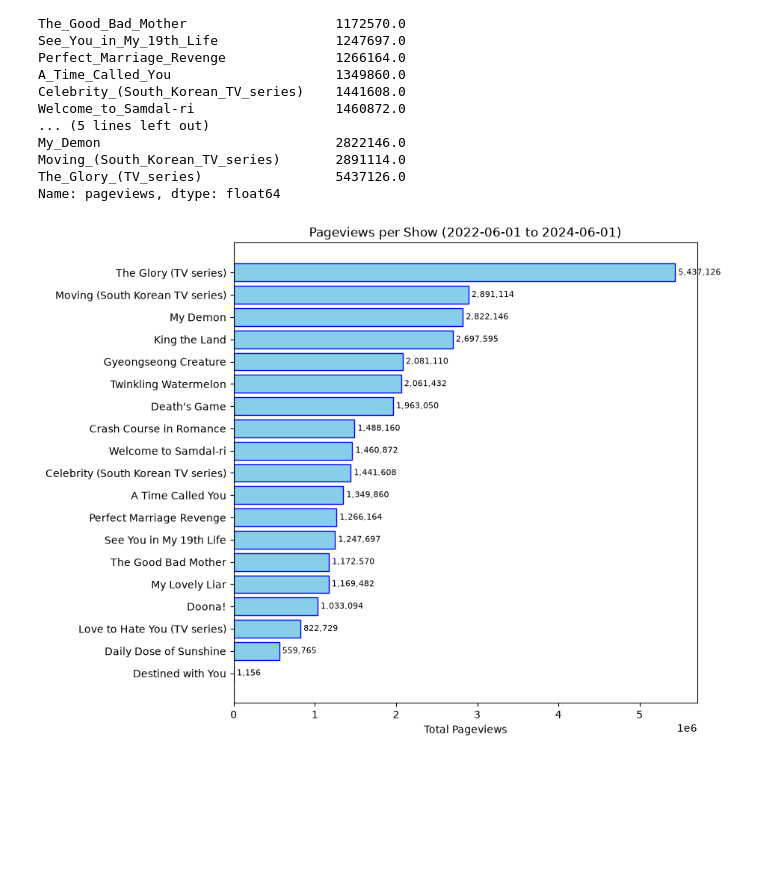
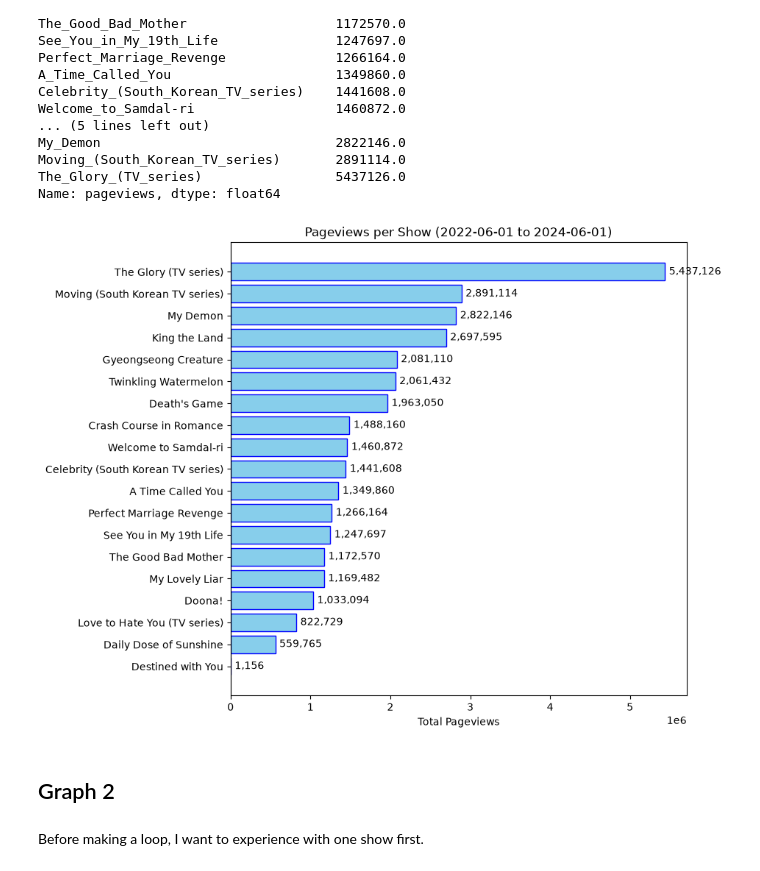
Before and after one commit to lejunannali324/cs315week3fri, a Jupyter notebook: Part 5 Task.ipynb, the cells around one changed output. Cells and saved outputs as stored; diff of their text form; code cells hidden in the pictures; blank space fills up the shorter version.

Commit message:
added solution for graph 2

```diff
--- a/Part 5 Task.ipynb
+++ b/Part 5 Task.ipynb
@@ -157,18 +167,21 @@ Name: pageviews, dtype: float64
 # %%
 import matplotlib.pyplot as plt
 
 names = []
 labels = []
 for title, viewcount in totals.items():
     names.append(title.replace("_", " "))
     labels.append(f"{viewcount:,.0f}")
 
 plt.figure(figsize=(8, 8))
 barplot = plt.barh(names, totals, color="skyblue", edgecolor = "blue")
 plt.title("Pageviews per Show (2022-06-01 to 2024-06-01)")
 plt.xlabel("Total Pageviews")
 
-plt.bar_label(barplot, labels = labels, padding=3, fontsize=8)
+plt.bar_label(barplot, labels = labels, padding=4)
 plt.show()
 # %% [output]
-[figure, old version]
+[figure, new version]
+# %% [markdown]
+<a id="g2"></a>
+## Graph 2
@@ -174,0 +195,2 @@ plt.show()
+# %% [markdown]
+Before making a loop, I want to experience with one show first.
```
Also changed, not shown: parts of 7 cells of this notebook, 1 other file.
